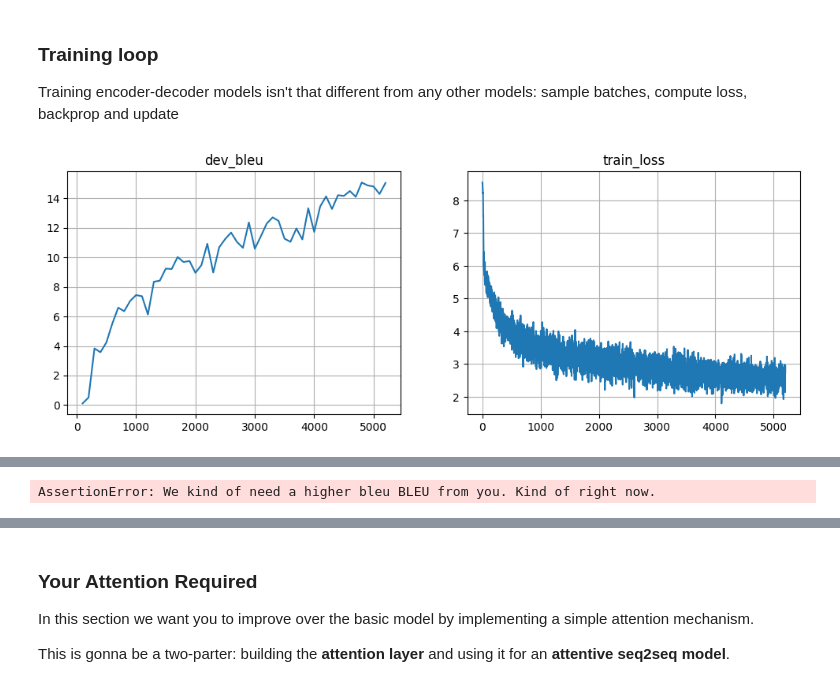
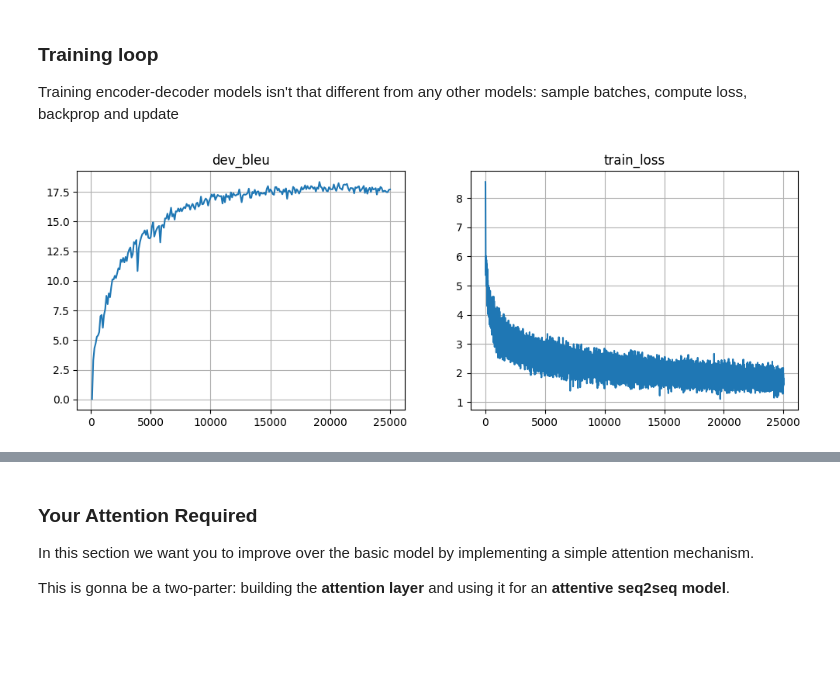
Before and after one commit to HarutHunan/YandexSDA_NLPCourseForYou_Homeworks, a Jupyter notebook: Lecture4_Attention/seminar_homework.ipynb, the cells around one changed output, grey strips where cells are left out. Saved outputs shown, nothing was run; the diff lists cells and outputs as text; code cells hidden in the pictures; blank space fills up the shorter version.

```diff
--- a/Lecture4_Attention/seminar_homework.ipynb
+++ b/Lecture4_Attention/seminar_homework.ipynb
@@ -382,35 +385,35 @@ model = BasicModel(inp_voc, out_voc).to(device)
 opt = torch.optim.Adam(model.parameters(), lr=1e-3)
 batch_size = 32
 # %%
-for _ in trange(5000):
+for _ in trange(25000):
     step = len(metrics['train_loss']) + 1
     batch_ix = np.random.randint(len(train_inp), size=batch_size)
     batch_inp = inp_voc.to_matrix(train_inp[batch_ix]).to(device)
     batch_out = out_voc.to_matrix(train_out[batch_ix]).to(device)
 
 
     loss_t = compute_loss(model, batch_inp, batch_out)
     opt.zero_grad()
     loss_t.backward()
     opt.step()
 
 
 
     metrics['train_loss'].append((step, loss_t.item()))
 
     if step % 100 == 0:
         metrics['dev_bleu'].append((step, compute_bleu(model, dev_inp, dev_out)))
 
         clear_output(True)
         plt.figure(figsize=(12,4))
         for i, (name, history) in enumerate(sorted(metrics.items())):
             plt.subplot(1, len(metrics), i + 1)
             plt.title(name)
             plt.plot(*zip(*history))
             plt.grid()
         plt.show()
         print("Mean loss=%.3f" % np.mean(metrics['train_loss'][-10:], axis=0)[1], flush=True)
 
 # Note: it's okay if bleu oscillates up and down as long as it gets better on average over long term (e.g. 5k batches)
 # %% [output]
-[figure, old version]
+[figure, new version]
@@ -418,7 +421,5 @@ Mean loss=2.586
 # %%
 assert np.mean(metrics['dev_bleu'][-10:], axis=0)[1] > 15, "We kind of need a higher bleu BLEU from you. Kind of right now."
-# %% [output]
-AssertionError: We kind of need a higher bleu BLEU from you. Kind of right now.
 # %%
 for inp_line, trans_line in zip(dev_inp[::500], model.translate_lines(dev_inp[::500])[0]):
     print(inp_line)
```
Also changed, not shown: parts of 13 cells of this notebook.
